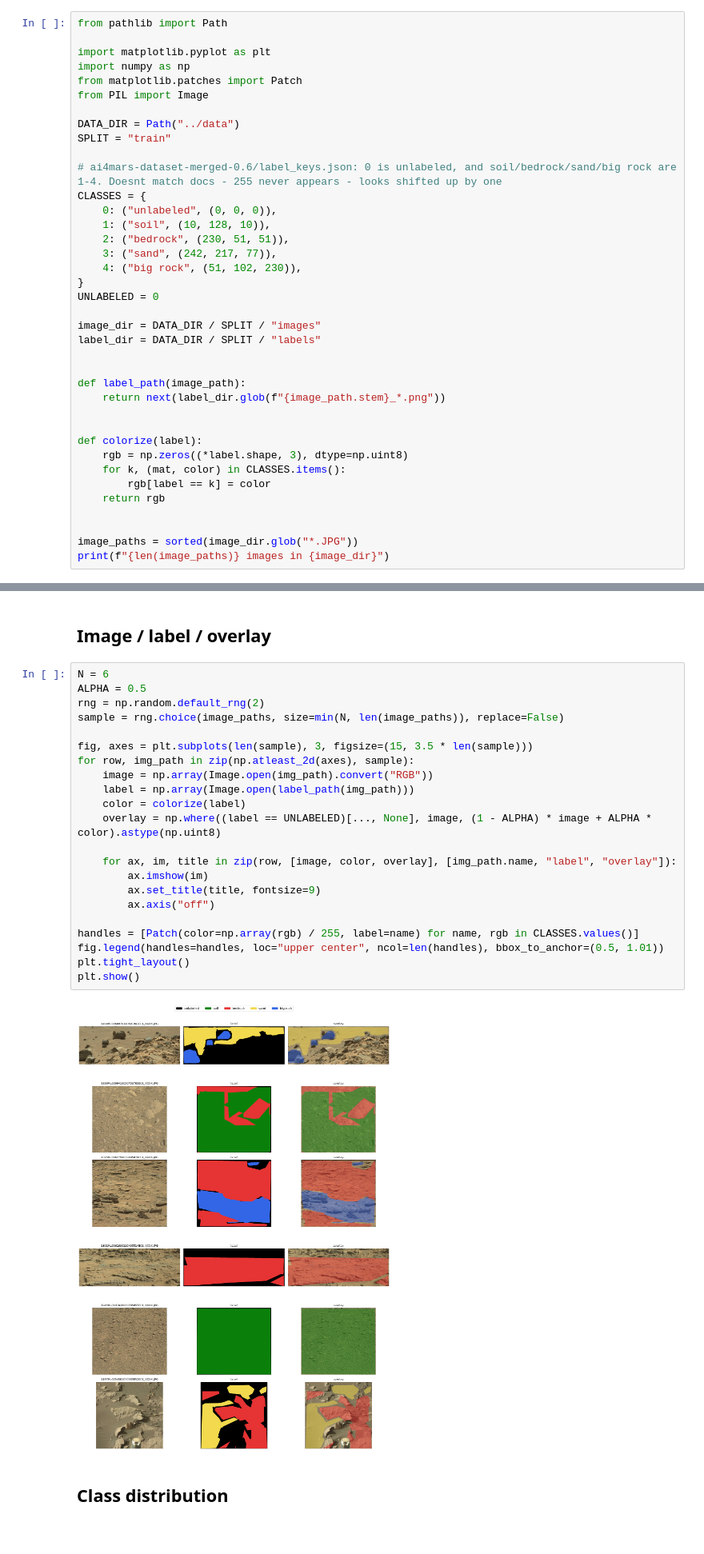
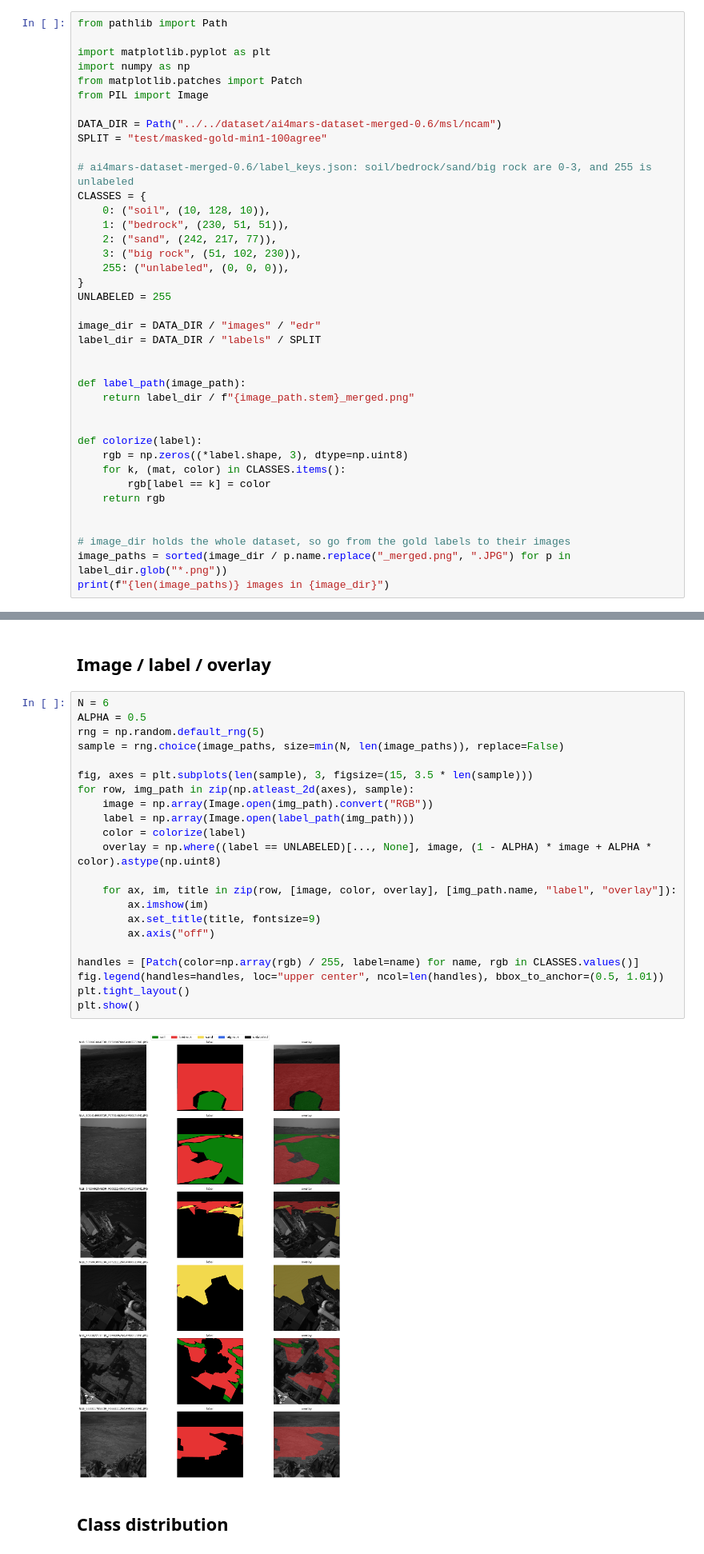
Before and after one commit to noazlee/cs400_image_segmentation, a Jupyter notebook: Segformer/utils/visualize_labels.ipynb, the cells around one changed output, grey strips where cells are left out. Shown at 80% size. Cells and saved outputs as stored; diff of their text form.

Commit message:
updated viz notebook - good for making visual for poster/paper

```diff
--- a/Segformer/utils/visualize_labels.ipynb
+++ b/Segformer/utils/visualize_labels.ipynb
@@ -10,25 +10,25 @@ import numpy as np
 from matplotlib.patches import Patch
 from PIL import Image
 
-DATA_DIR = Path("../data")
-SPLIT = "train"
+DATA_DIR = Path("../../dataset/ai4mars-dataset-merged-0.6/msl/ncam")
+SPLIT = "test/masked-gold-min1-100agree"
 
-# ai4mars-dataset-merged-0.6/label_keys.json: 0 is unlabeled, and soil/bedrock/sand/big rock are 1-4. Doesnt match docs - 255 never appears - looks shifted up by one
+# ai4mars-dataset-merged-0.6/label_keys.json: soil/bedrock/sand/big rock are 0-3, and 255 is unlabeled
 CLASSES = {
-    0: ("unlabeled", (0, 0, 0)),
-    1: ("soil", (10, 128, 10)),
-    2: ("bedrock", (230, 51, 51)),
-    3: ("sand", (242, 217, 77)),
-    4: ("big rock", (51, 102, 230)),
+    0: ("soil", (10, 128, 10)),
+    1: ("bedrock", (230, 51, 51)),
+    2: ("sand", (242, 217, 77)),
+    3: ("big rock", (51, 102, 230)),
+    255: ("unlabeled", (0, 0, 0)),
 }
-UNLABELED = 0
+UNLABELED = 255
 
-image_dir = DATA_DIR / SPLIT / "images"
-label_dir = DATA_DIR / SPLIT / "labels"
+image_dir = DATA_DIR / "images" / "edr"
+label_dir = DATA_DIR / "labels" / SPLIT
 
 
 def label_path(image_path):
-    return next(label_dir.glob(f"{image_path.stem}_*.png"))
+    return label_dir / f"{image_path.stem}_merged.png"
 
 
 def colorize(label):
@@ -38,6 +38,7 @@ def colorize(label):
     return rgb
 
 
-image_paths = sorted(image_dir.glob("*.JPG"))
+# image_dir holds the whole dataset, so go from the gold labels to their images
+image_paths = sorted(image_dir / p.name.replace("_merged.png", ".JPG") for p in label_dir.glob("*.png"))
 print(f"{len(image_paths)} images in {image_dir}")
 # %% [output]
@@ -47,27 +48,27 @@ print(f"{len(image_paths)} images in {image_dir}")
 # %%
 N = 6
 ALPHA = 0.5
-rng = np.random.default_rng(2)
+rng = np.random.default_rng(5)
 sample = rng.choice(image_paths, size=min(N, len(image_paths)), replace=False)
 
 fig, axes = plt.subplots(len(sample), 3, figsize=(15, 3.5 * len(sample)))
 for row, img_path in zip(np.atleast_2d(axes), sample):
     image = np.array(Image.open(img_path).convert("RGB"))
     label = np.array(Image.open(label_path(img_path)))
     color = colorize(label)
     overlay = np.where((label == UNLABELED)[..., None], image, (1 - ALPHA) * image + ALPHA * color).astype(np.uint8)
 
     for ax, im, title in zip(row, [image, color, overlay], [img_path.name, "label", "overlay"]):
         ax.imshow(im)
         ax.set_title(title, fontsize=9)
         ax.axis("off")
 
 handles = [Patch(color=np.array(rgb) / 255, label=name) for name, rgb in CLASSES.values()]
 fig.legend(handles=handles, loc="upper center", ncol=len(handles), bbox_to_anchor=(0.5, 1.01))
 plt.tight_layout()
 plt.show()
 # %% [output]
-[figure, old version]
+[figure, new version]
 # %% [markdown]
 ## Class distribution
 # %%
```
Also changed, not shown: parts of 3 cells of this notebook, 18 other files.
